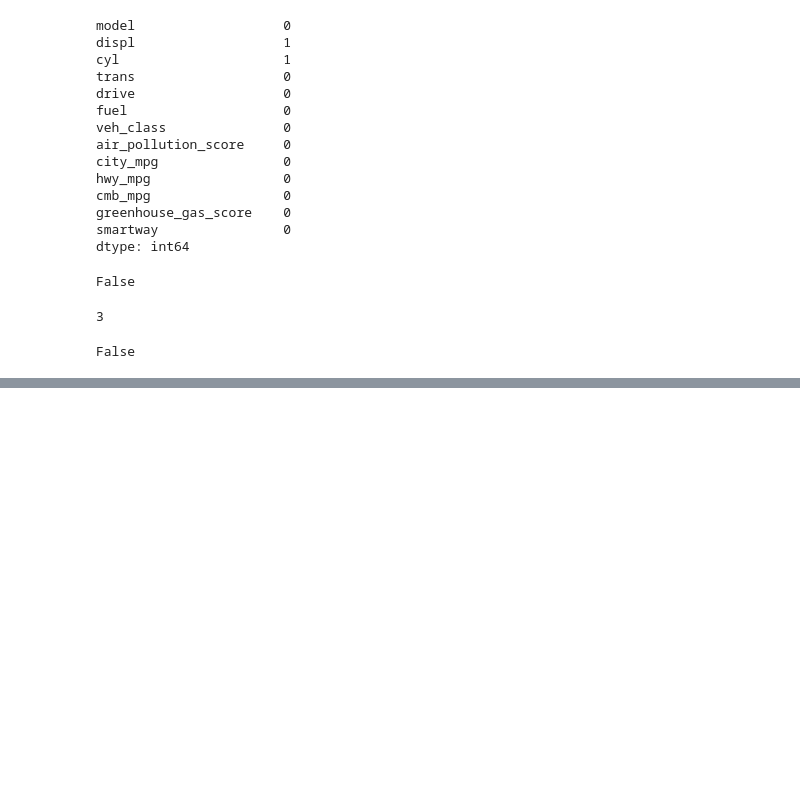
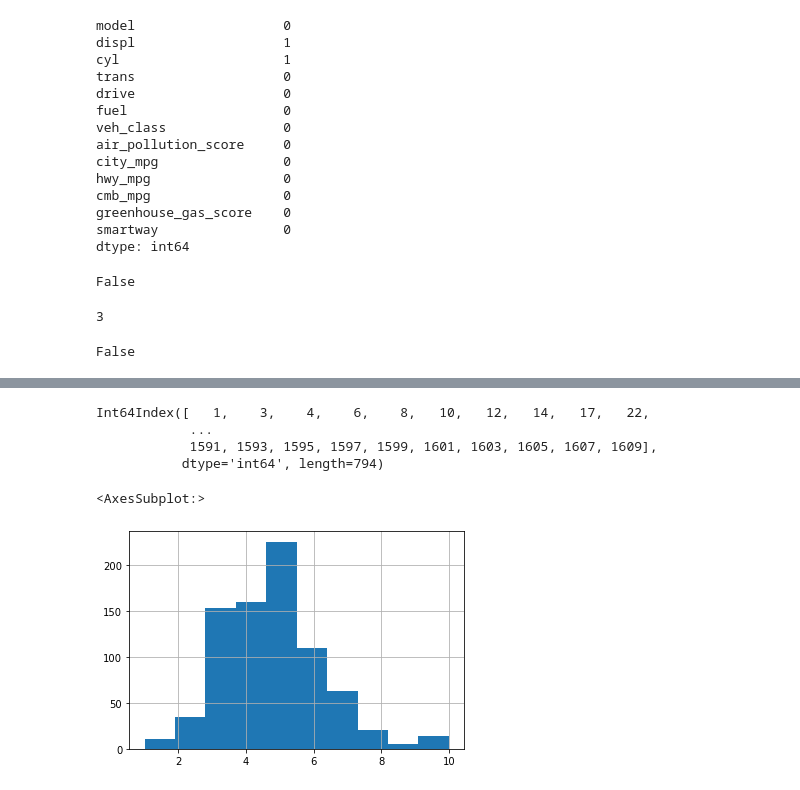
Before and after one commit to jacyee/fuel-economy, a Jupyter notebook: fuel_economy.ipynb, the cells around one changed output, grey strips where cells are left out. Saved outputs shown, nothing was run; the diff lists cells and outputs as text; code cells hidden in the pictures; blank space fills up the shorter version.

```diff
--- a/fuel_economy.ipynb
+++ b/fuel_economy.ipynb
@@ -220,0 +291,3 @@ False
+# %%
+# convert from float to int
+df_08['greenhouse_gas_score'] = df_08['greenhouse_gas_score'].astype(int)
@@ -220,0 +311,3 @@ False
+# %%
+# Extract int from strings in the 2008 cyl column
+df_08['cyl'] = df_08['cyl'].astype(int)
@@ -220,0 +317,2 @@ False
+# %%
+df_08.air_pollution_score = df_08.air_pollution_score.astype(float)
@@ -220,0 +342,14 @@ False
+# %%
+df_08.index
+# %% [output]
+Int64Index([   1,    3,    4,    6,    8,   10,   12,   14,   17,   22,
+            ...
+            1591, 1593, 1595, 1597, 1599, 1601, 1603, 1605, 1607, 1609],
+           dtype='int64', length=794)
+# %%
+# explore with visuals
+# distribution, skewing, correlation relationship
+df_08.greenhouse_gas_score.hist()
+# %% [output]
+<AxesSubplot:>
+[figure, added]
```
Also changed, not shown: parts of 22 cells of this notebook.
